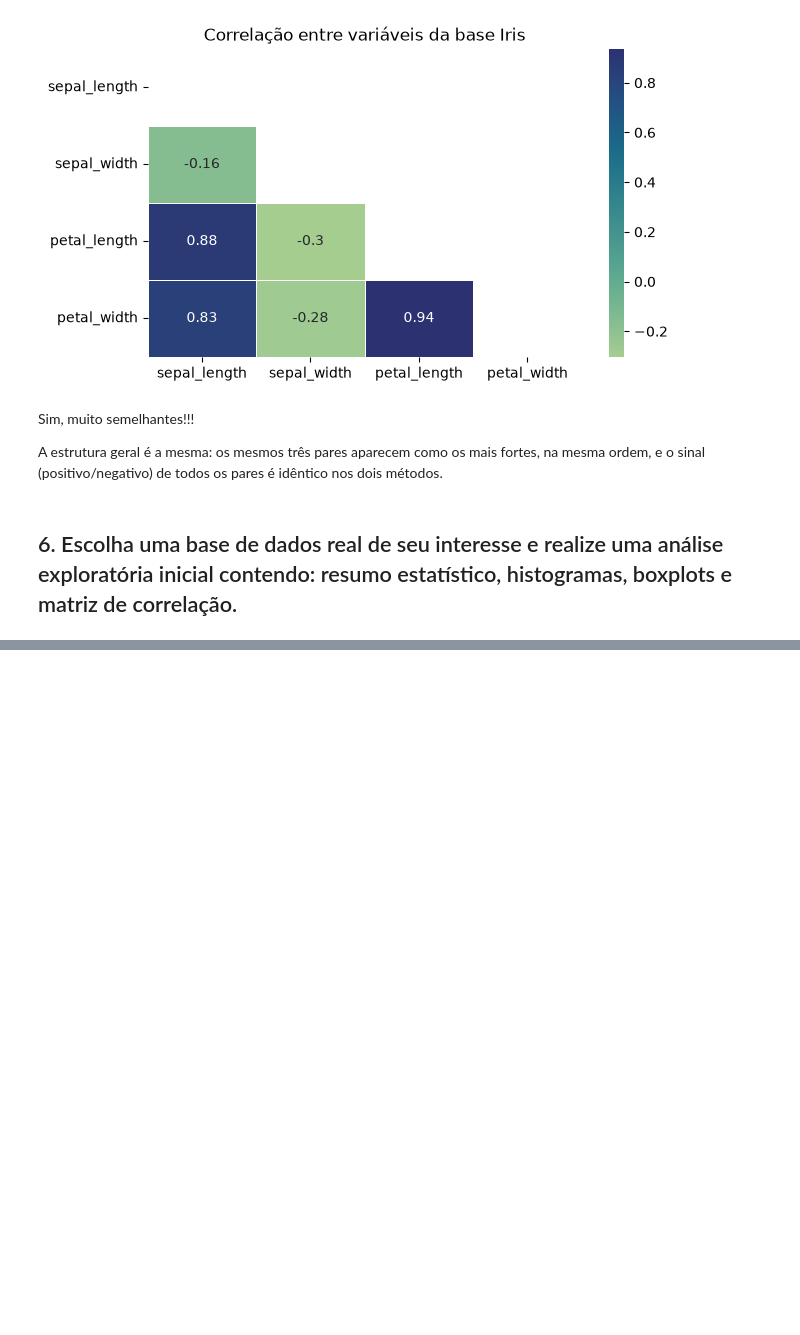
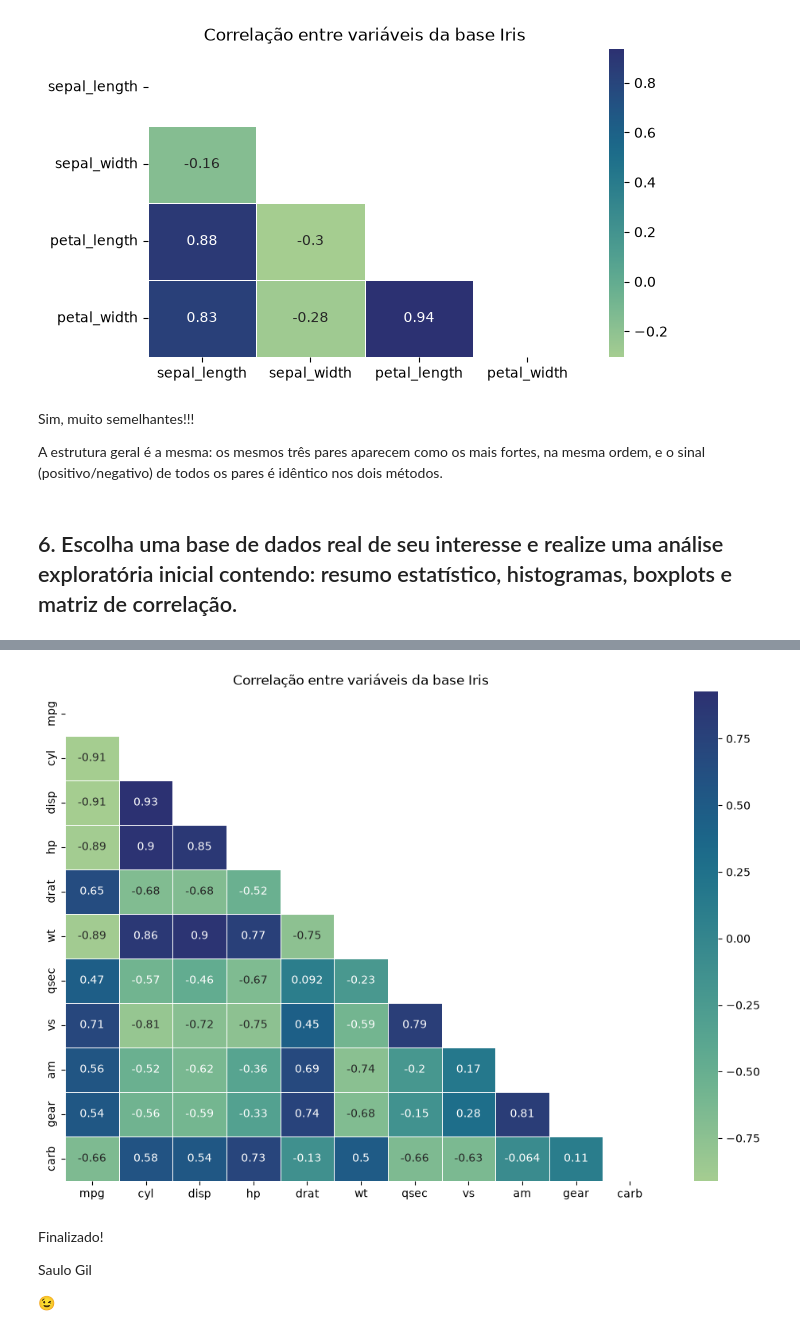
Before and after one commit to saulosgil/CursoMLeCD-USP, a Jupyter notebook: 2-analise_exploratoria_de_dados/exercicios/Aula03_exercicios_Analise_Exploratoria_dados_revisado_didatico_executado.ipynb, the cells around one changed output, grey strips where cells are left out. Drawn from its saved outputs; the diff is of its cells as text; code cells hidden in the pictures; blank space fills up the shorter version.

Commit message:
update: exercicio 3 - finalizado

```diff
--- a/2-analise_exploratoria_de_dados/exercicios/Aula03_exercicios_Analise_Exploratoria_dados_revisado_didatico_executado.ipynb
+++ b/2-analise_exploratoria_de_dados/exercicios/Aula03_exercicios_Analise_Exploratoria_dados_revisado_didatico_executado.ipynb
@@ -198,0 +377,25 @@ A estrutura geral é a mesma: os mesmos três pares aparecem como os mais fortes
+# %%
+# Calcula as correlações Pearson
+corr = df_num.corr('spearman')
+
+# Cria a máscara do triângulo superior
+mask = np.triu(np.ones_like(corr, dtype=bool))
+
+plt.figure(figsize=(12, 8))
+
+sns.heatmap(data=corr,
+            mask=mask, # apresenta em forma de triangulo, evitando apresentar 2x os mesmos resultados
+            annot=True,
+            linewidth=.5,
+            cmap=sns.color_palette("crest", as_cmap=True))
+
+plt.title("Correlação entre variáveis da base Iris")
+plt.show()
+# %% [output]
+[figure, added]
+# %% [markdown]
+Finalizado!
+
+Saulo Gil
+
+😉
```
Also changed, not shown: parts of 15 cells of this notebook.
